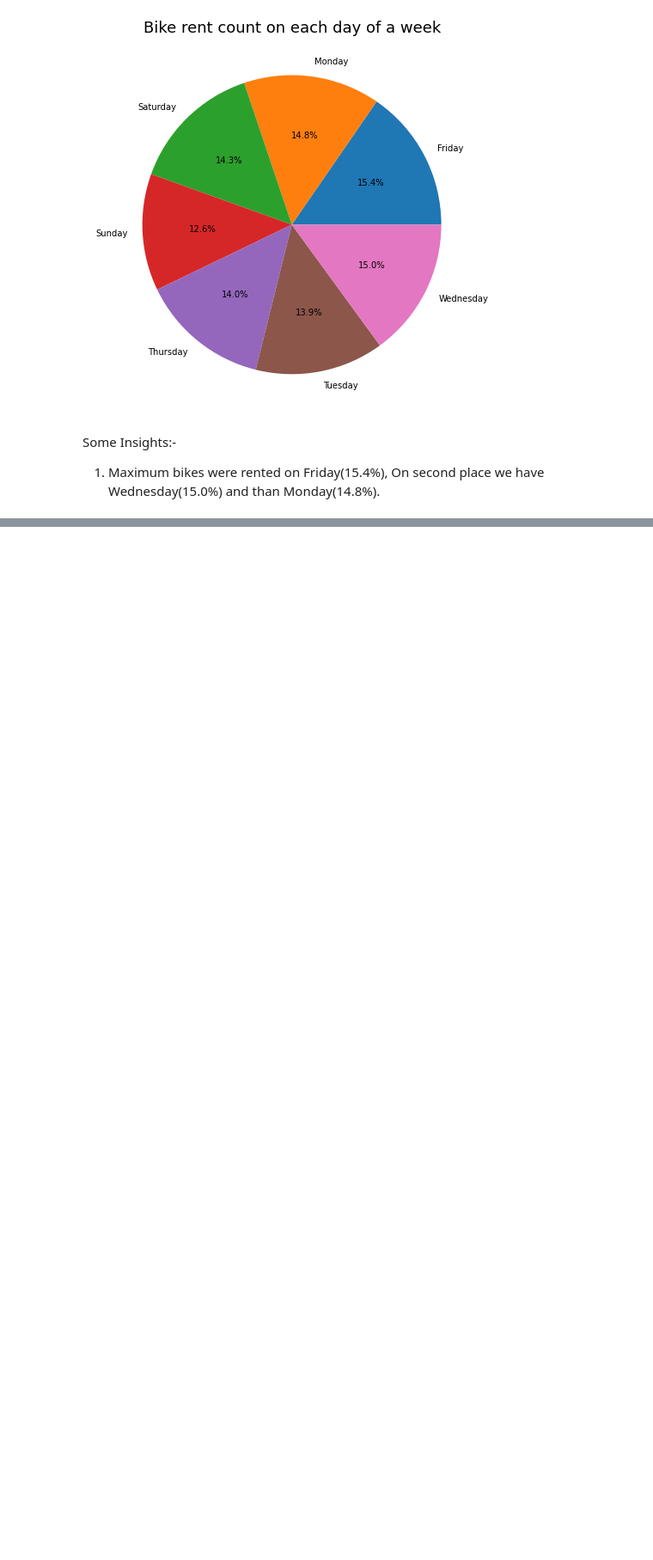
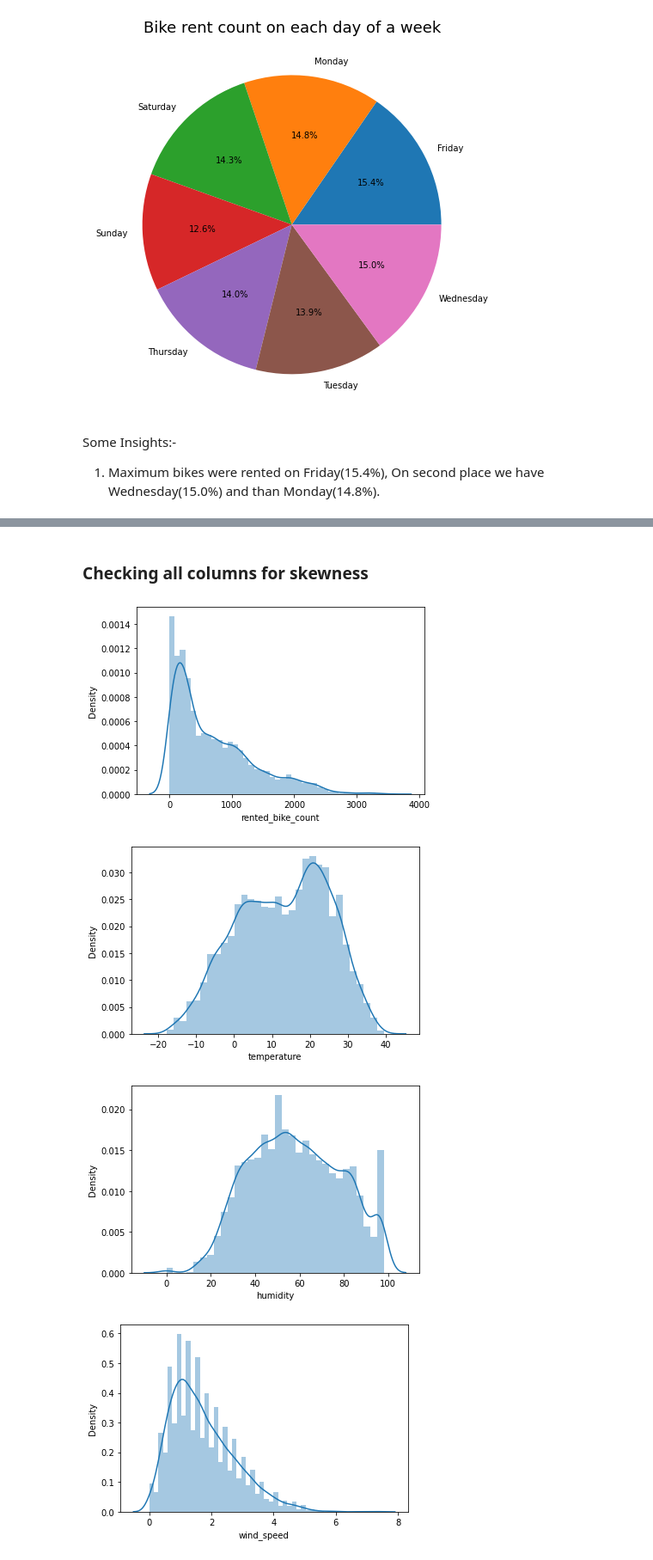
Before and after one commit to priyadarshani17/Bike-shearing-demand-predication-ML-regression-project, a Jupyter notebook: Bike_Sharing_Demand_Prediction_capstone_project_2.ipynb, the cells around one changed output, grey strips where cells are left out. Shown at 86% size. Saved outputs shown, nothing was run; the diff lists cells and outputs as text; code cells hidden in the pictures; blank space fills up the shorter version.

```diff
--- a/Bike_Sharing_Demand_Prediction_capstone_project_2.ipynb
+++ b/Bike_Sharing_Demand_Prediction_capstone_project_2.ipynb
@@ -897,0 +1067,7 @@ Some Insights:-
+# %%
+# Droping temperature
+
+bike_df_lr= bike_df_lr.drop(['dew_point_temperature'], axis=1)
+
+# Creating a new list after removing dew point temperature and adding rented_bike_count for further uses.
+col_list_2=['rented_bike_count','temperature', 'humidity', 'wind_speed', 'visibility', 'solar_radiation', 'rainfall', 'snowfall']
@@ -897,0 +1093,18 @@ Some Insights:-
+# %% [markdown]
+### Checking all columns for skewness
+# %%
+# Checking all columns for skewness
+
+dict1={}
+for col in bike_df_lr[col_list_2]:
+  dict1[col]=skew(bike_df_lr[col])
+
+
+  plt.figure()
+  sns.distplot(bike_df_lr[col])
+  plt.show
+# %% [output]
+[figure, added]
+[figure, added]
+[figure, added]
+[figure, added]
```
Also changed, not shown: parts of 43 cells of this notebook.
